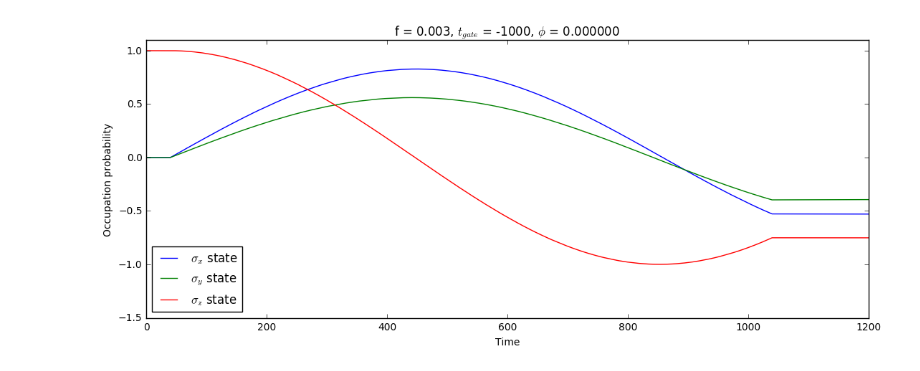
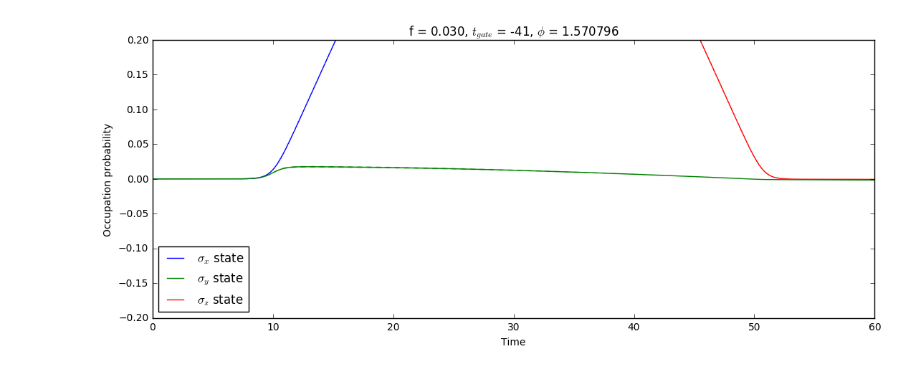
Before and after one commit to safoex/qubitlab, a Jupyter notebook: python/qutip/libqubitNd.ipynb, the cells around one changed output. Drawn from its saved outputs; the diff is of its cells as text; code cells hidden in the pictures.

Commit message:
ma first correction

```diff
--- a/python/qutip/libqubitNd.ipynb
+++ b/python/qutip/libqubitNd.ipynb
@@ -85,3 +126,14 @@ class ND(Model):
+# %%
+class DragCorrectedPulse:
+    def correct(self):
+        old_shape = sp.sympify(self.shape)
+        w,t,axe = sp.symbols('w t axe')
+        new_shape_y = sp.diff(old_shape/(sp.cos(w*t + axe)), t)
+        new_shape_y = sp.cos(w*t+axe).subs(axe, axe + sp.pi/2)*new_shape_y/2/self.extra['qubit'].get_anharmonism()
+        self.shape = str(old_shape - new_shape_y)
+# %%
+class PulseNXYDrag(PulseNXY, DragCorrectedPulse):
+    pass
 # %%
 class SingleQND(ND):
     default = Empty()
@@ -92,14 +144,13 @@ class SingleQND(ND):
         'gamma_m' : 0
     }
     default.pulse = [
-        Pulse(shape = "f*0.5*(tanh((t-a)/st) - tanh((t-b)/st))*cos(w*t + phase)",
-              params = { 'a': 40, 'b':1040,'st':0.1, 'w' : 5.52842157179, 'f' : 0.003,'phase':0 },
-              time = {'maxtime' : 1200,'points':1200})
+
     ]
     class_params = ['params','pulse']
     def update_or_copy(self, kvargs, params, just_update = False):
         super().update_or_copy( kvargs, params, just_update)
-        self.update_pulse(params = {'w' : self.params['w']})
+        self.pulse = [PulseNXYDrag(params = { 'a': 10, 'f' : 0.003,'phase':np.pi,'st':1 },
+              time = {'maxtime' : 1200,'points':1200}, extra = {'qubit' : self,'default':False})]
     def HTD(self):
         return [self.Hq(), [self.n(), self.pulse[0].shape]]
 
@@ -124,14 +175,15 @@ class SingleQND(ND):
     def solveRF(self, expected_ops2d = [sigmax(), sigmay(), sigmaz()]):
         expected_ops = [self.convert_2toN(eop) for eop in expected_ops2d]
         self.result = mesolve(self.HTD(),self.params['psi0'], self.timelist(), [],[], args = self.args(),options= Options(nsteps=10000), progress_bar=True)
-        self.rotatingFrame2(expected_ops)
+        self.rotatingFrame(expected_ops)
 
-    def plot(self):
+    def plot(self, ylim = [-1.5,1.1]):
         output = []
         try:
             output = self.result
         except AttributeError:
             print ("Error: no present result")
+            return
         fig, axes = plt.subplots(1,1, figsize=(13,5), sharex=True)
         axes.set_title('f = %.3f, $t_{gate}$ = %.0f, $\phi$ = %f'%(self.pulse[0].params['f'],self.pulse[0].params['a']-self.pulse[0].params['b'],self.pulse[0].params['phase']));
         labels = ['0t','1t','2t']
@@ -140,7 +192,7 @@ class SingleQND(ND):
             axes.plot(self.timelist(), output.expect[idx], label=labels[idx] + " state")
             #ax.plot(tlist, oldoutput.expect[1+idx], label="Transmon %i state"%idx)
             #ax.plot(tlist, 0.2+ 0.1*time_c_func(a=a,b=b,st=st,t=tlist,w=Eq,phase1=phase1,phase2=phase2,a2=a2,b2=b2),label="pulse (not exact)")
-            axes.set_ylim(-1.5,1.1)
+            axes.set_ylim(*ylim)
             axes.legend(bbox_to_anchor = [0,0],loc = "lower left")
             axes.set_xlabel('Time')
         axes.set_ylabel('Occupation probability')
@@ -150,0 +199,4 @@ model = SingleQND()
+# %%
+model = SingleQND()
+model.pulse[0].update(params = {'f':0.03,'phase' : np.pi/2,'axe':PulseNXY.aroundY},time = {'maxtime':60})
+#model.pulse[0].update(params = {'phase' : 0, 'a' : 140, 'b' : 140 + 2/(0.002*2), 'st' : 0.01, 'f':0.002*2*np.pi})
@@ -164,4 +220,4 @@ Total run time:   3.68s
 # %%
-model.plot()
+model.plot([-0.2,0.2])
 # %% [output]
-[figure, old version]
+[figure, new version]
```
Also changed, not shown: parts of 9 cells of this notebook, 2 other files.
